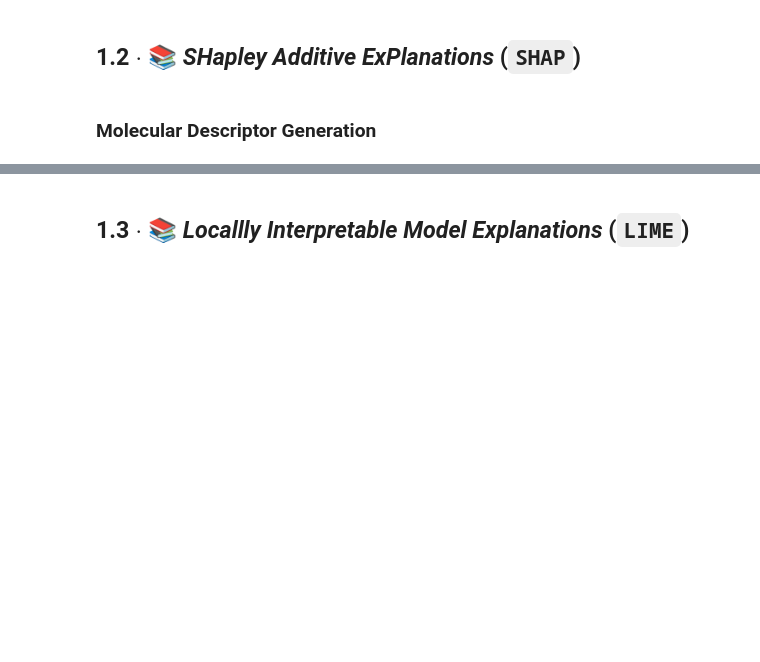
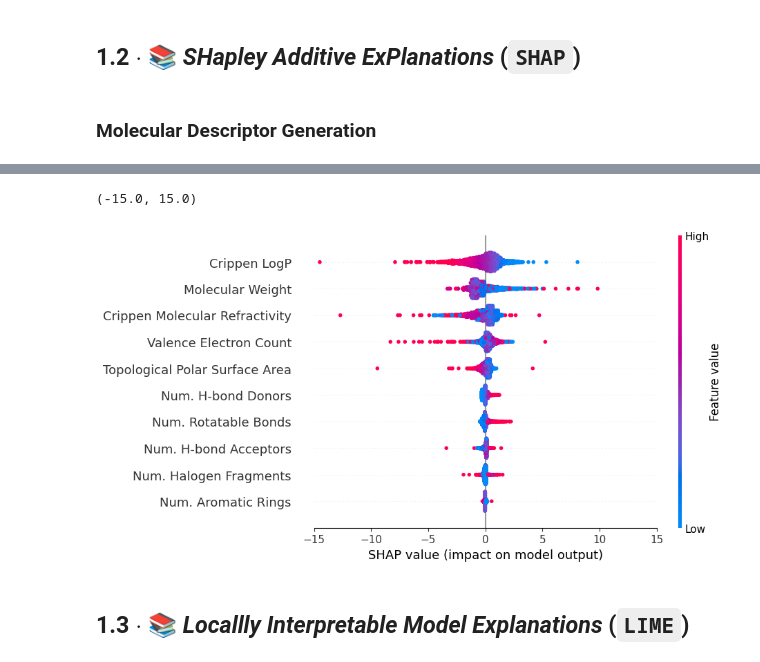
Before and after one commit to SPP2363/06_xAI_in_chemistry, a Jupyter notebook: 01_feature_attribution_methods.ipynb, the cells around one changed output, grey strips where cells are left out. Drawn from its saved outputs; the diff is of its cells as text; code cells hidden in the pictures; blank space fills up the shorter version.

```diff
--- a/01_feature_attribution_methods.ipynb
+++ b/01_feature_attribution_methods.ipynb
@@ -26,3 +39,7 @@ data_frame.head()
 | 2 | 2 | A-1000 | O=C1CCCCCCCCCOCCCCCO1 | MKEIDVFLAWJKMY-UHFFFAOYSA-N | -3.883849 | 1 |
 | 3 | 3 | A-1002 | CCCCCCCCCCC(C)CCCCCCCC | FFVPRSKCTDQLBP-UHFFFAOYSA-N | -6.451105 | 1 |
 | 4 | 4 | A-1003 | NC(=O)N=NC(N)=O | XOZUGNYVDXMRKW-UHFFFAOYSA-N | -3.546243 | 1 |
+# %%
+data_frame['mol'] = data_frame['smiles'].apply(Chem.MolFromSmiles)
+data_frame = data_frame.dropna(subset=['mol']).reset_index(drop=True)
+print(f'After mol conversion {data_frame.shape[0]} rows remaining')
@@ -83,0 +174,5 @@ array([  2.63802,  41.27   , 118.179  ,   1.     ], dtype=float32)
+# %%
+# --- generating descriptors for dataset ---
+
+data_frame['descriptors'] = data_frame['mol'].apply(descriptor_generator.get_descriptor_vector)
+data_frame[['smiles', 'descriptors', 'solubility']].head()
@@ -84,2 +390,10 @@ array([  2.63802,  41.27   , 118.179  ,   1.     ], dtype=float32)
+# %%
+# --- visualizing explanations ---
+
+ax = shap.plots.beeswarm(shap_exp, show=False, group_remaining_features=False)
+ax.set_xlim(-15, 15)
+# %% [output]
+(-15.0, 15.0)
+[figure, added]
 # %% [markdown]
 ## **1.3** $\cdot$ 📚 *Locallly Interpretable Model Explanations* (`LIME`)
```
Also changed, not shown: parts of 14 cells of this notebook, 1 other file.
